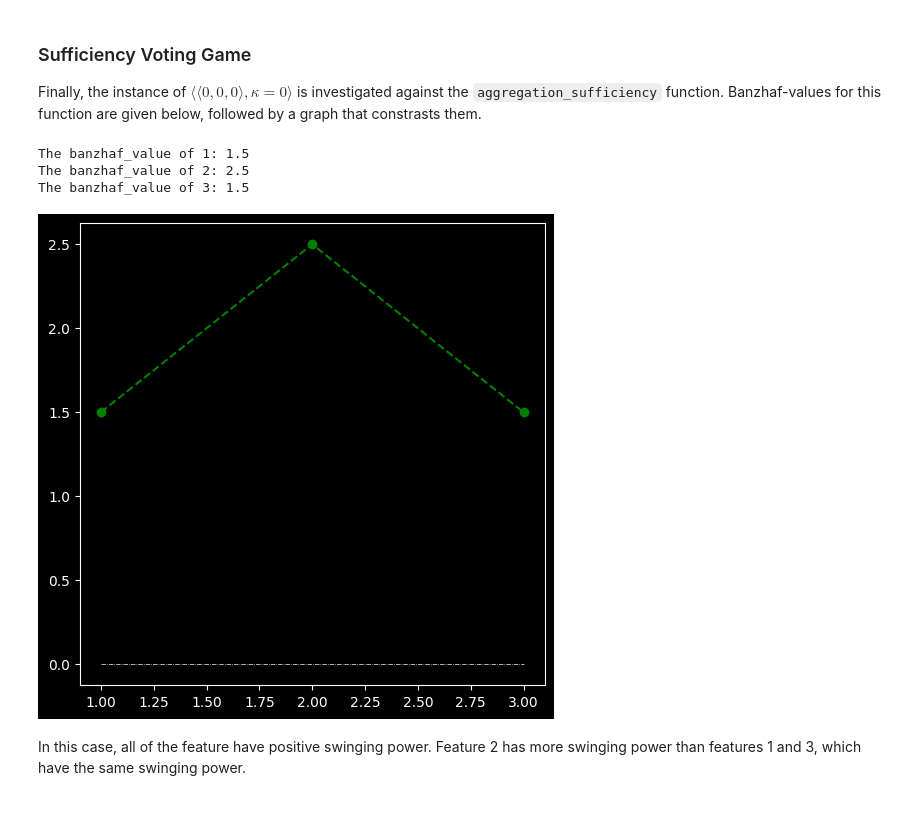
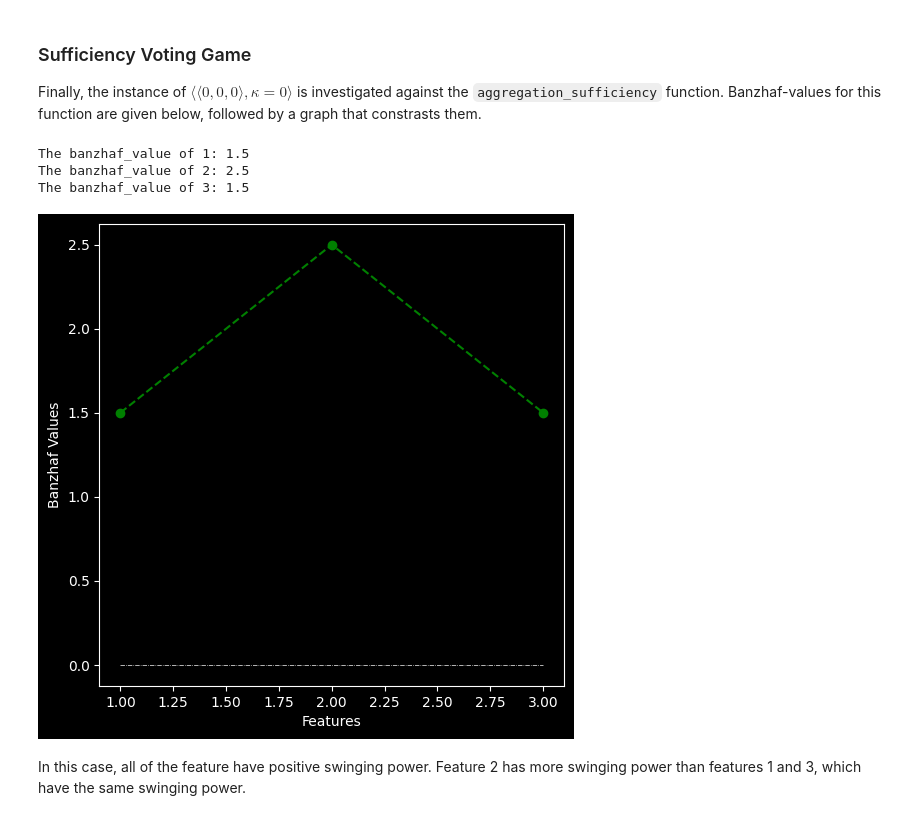
Before and after one commit to filipnaudot/powerXAI, a Jupyter notebook: examples/Banzhaf_values_example.ipynb, the cells around one changed output. Drawn from its saved outputs; the diff is of its cells as text; code cells hidden in the pictures.

```diff
--- a/examples/Banzhaf_values_example.ipynb
+++ b/examples/Banzhaf_values_example.ipynb
@@ -351,33 +351,36 @@ def sufficiency_voting_game( players: list[int],
 
   return sum / 16
 
 def banzhaf_value_check_sufficiency_voting_game( ):
 
   x_1 = banzhaf_value( 0, [0,1,2], sufficiency_voting_game )
   x_2 = banzhaf_value( 1, [0,1,2], sufficiency_voting_game )
   x_3 = banzhaf_value( 2, [0,1,2], sufficiency_voting_game )
 
   print(f'The banzhaf_value of 1: {x_1}')
   print(f'The banzhaf_value of 2: {x_2}')
   print(f'The banzhaf_value of 3: {x_3}')
 
   xaxis = [1, 2, 3]
   yaxis = [x_1, x_2, x_3]
 
   plt.style.use( "dark_background" )
   fig = plt.figure()
   fig.set_figwidth (6)
   fig.set_figheight (6)
 
+  plt.xlabel("Features")
+  plt.ylabel("Banzhaf Values")
+
   plt.plot(xaxis, yaxis, 'go', linestyle = 'dashed')
   plt.plot(xaxis, [0,0,0], 'w-.', linewidth = 0.5)
   plt.show()
 
 banzhaf_value_check_sufficiency_voting_game( )
 # %% [output]
 The banzhaf_value of 1: 1.5
 The banzhaf_value of 2: 2.5
 The banzhaf_value of 3: 1.5
-[figure, old version]
+[figure, new version]
 # %% [markdown]
 In this case, all of the feature have positive swinging power. Feature 2 has more swinging power than features 1 and 3, which have the same swinging power.
```
Also changed, not shown: parts of 4 cells of this notebook, 1 other file.
